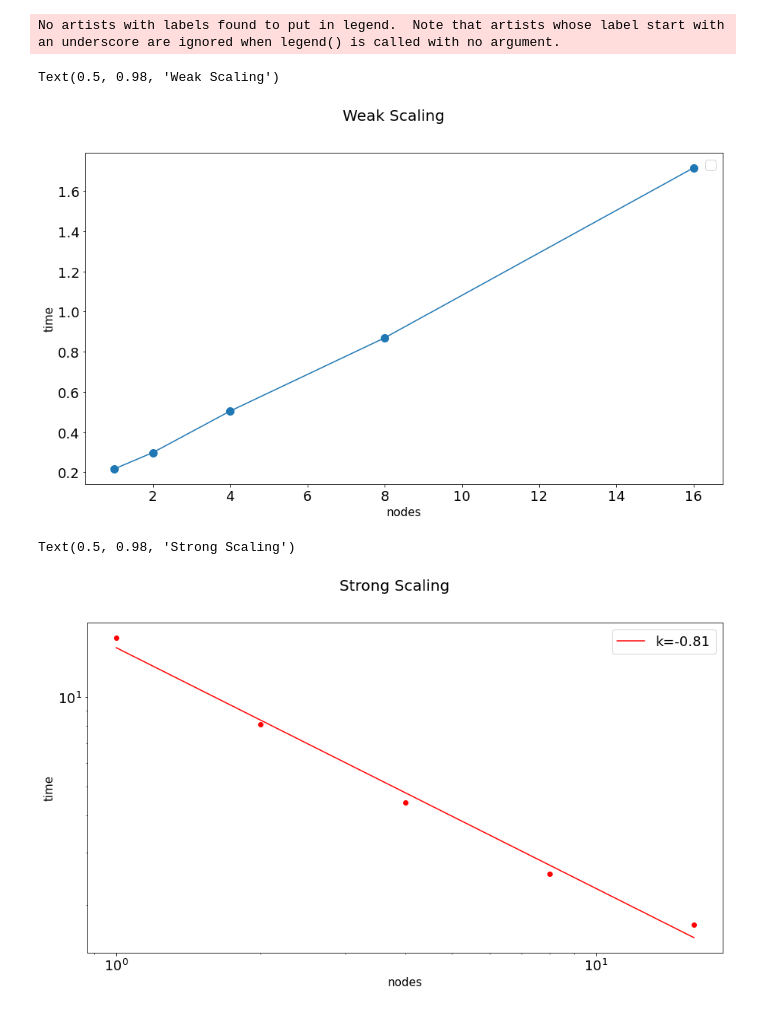
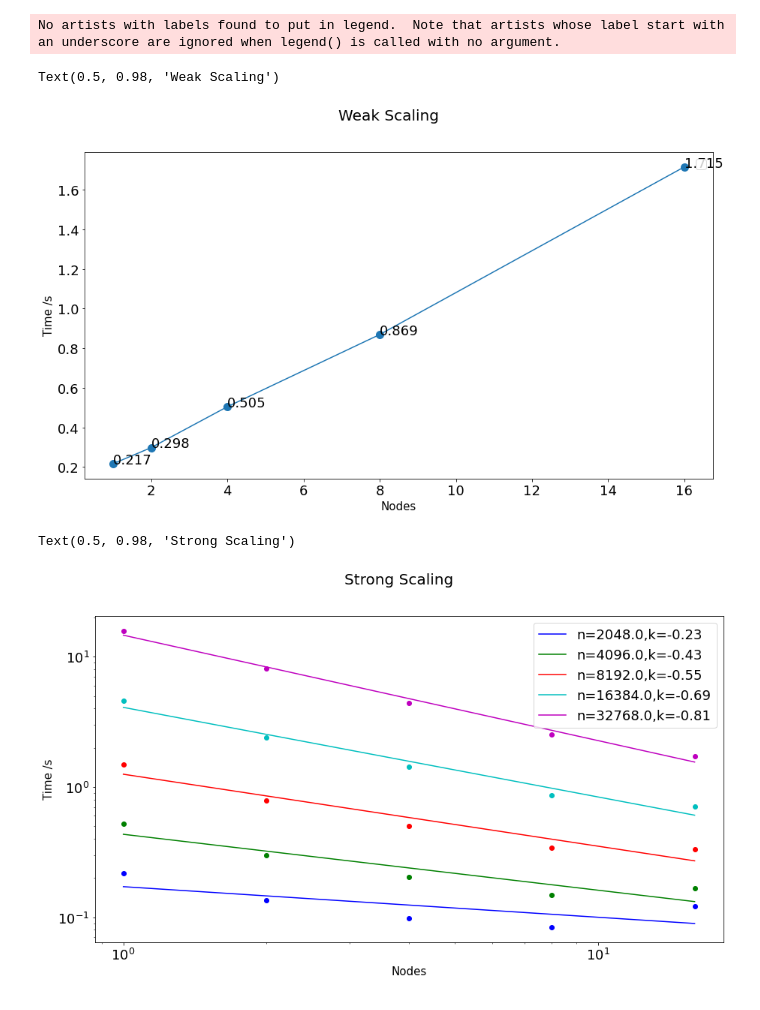
Before and after one commit to juexZZ/sparse-attention-c, a Jupyter notebook: result/result.ipynb, the cells around one changed output. Saved outputs shown, nothing was run; the diff lists cells and outputs as text; code cells hidden in the pictures.

```diff
--- a/result/result.ipynb
+++ b/result/result.ipynb
@@ -41,6 +41,9 @@ for file in file_list:
     df_row["cal time"]=max(cal_time)
     df_row["total time"]=max(total_time)
     result_df=result_df.append(df_row,ignore_index=True)
+# %%
+rows=list(result_df["rows"].unique())
+rows.sort()
 # %%
 tempdf=result_df[(result_df["rows"]/result_df["nodes"]==2048) & (result_df["threads"]==1)]
 tempdf=tempdf.sort_values(by=['nodes'])
@@ -52,50 +55,51 @@ label=""
 data_frame=None
 
 ax.plot(xdata,ydata,label=label,marker='o',markersize=10)
+for i in range(len(xdata)):
+    ax.annotate('%.3f'%list(ydata)[i], (list(xdata)[i], list(ydata)[i]))
 ax.legend()
 plt.xticks(fontsize=18, rotation=0)
 plt.yticks(fontsize=18, rotation=0)
-ax.set_ylabel("time",fontsize=15) # y labels
-ax.set_xlabel("nodes",fontsize=15) # x labels
+ax.set_ylabel("Time /s",fontsize=15) # y labels
+ax.set_xlabel("Nodes",fontsize=15) # x labels
 plt.suptitle("Weak Scaling",fontsize=20) # title
 # %% [output]
 No artists with labels found to put in legend.  Note that artists whose label start with an underscore are ignored when legend() is called with no argument.
 Text(0.5, 0.98, 'Weak Scaling')
-[figure, old version]
+[figure, new version]
 # %%
-cmap=['r']
+cmap=['b','g','r','c','m','y','k','blueviolet','chartreuse']
 def fit(ax_,xdata,ydata,cmap_,label,cindex_):
     degree=1
     logx = np.log(xdata)
     logy = np.log(ydata)
     coeffs = np.polyfit(logx,logy,deg=degree)
     poly = np.poly1d(coeffs)
     yfit = lambda x: np.exp(poly(np.log(x)))
     label_=label
     ax_.scatter(xdata,ydata,color=cmap_[cindex_])
-    label_=label+"k="+str("%.2f" % coeffs[degree-1])
+    label_=label+",k="+str("%.2f" % coeffs[degree-1])
     ax_.plot(xdata,yfit(xdata),label=label_,color=cmap_[cindex_])
     # ax_.plot(xdata,ydata,color=cmap_[cindex_])
     # for i in range(len(xdata)):
     #     ax_.annotate('%.1f'%ydata[i], (xdata[i], ydata[i]))
-tempdf=result_df[(result_df["rows"]==32768)& (result_df["threads"]==1)]
-tempdf=tempdf.sort_values(by=['nodes'])
-xdata=tempdf["nodes"]
-ydata=tempdf["total time"]
 fig,ax=plt.subplots(1,1,figsize=(15,8)) # figure size
 plt.rcParams.update({'font.size': 18}) # font size
-label=""
-data_frame=None
-
-fit(ax,xdata,ydata,cmap,label,0)
+for i in range(len(rows)):
+    tempdf=result_df[(result_df["rows"]==rows[i])& (result_df["threads"]==1)]
+    tempdf=tempdf.sort_values(by=['nodes'])
+    xdata=tempdf["nodes"]
+    ydata=tempdf["total time"]
+    label="n="+str(rows[i])
+    fit(ax,xdata,ydata,cmap,label,i)
 ax.set_xscale('log')
 ax.set_yscale('log')
 ax.legend()
 plt.xticks(fontsize=18, rotation=0)
 plt.yticks(fontsize=18, rotation=0)
-ax.set_ylabel("time",fontsize=15) # y labels
-ax.set_xlabel("nodes",fontsize=15) # x labels
+ax.set_ylabel("Time /s",fontsize=15) # y labels
+ax.set_xlabel("Nodes",fontsize=15) # x labels
 plt.suptitle("Strong Scaling",fontsize=20) # title
 # %% [output]
 Text(0.5, 0.98, 'Strong Scaling')
-[figure, old version]
+[figure, new version]
```
Also changed, not shown: parts of 1 cell of this notebook, 2 other files.
